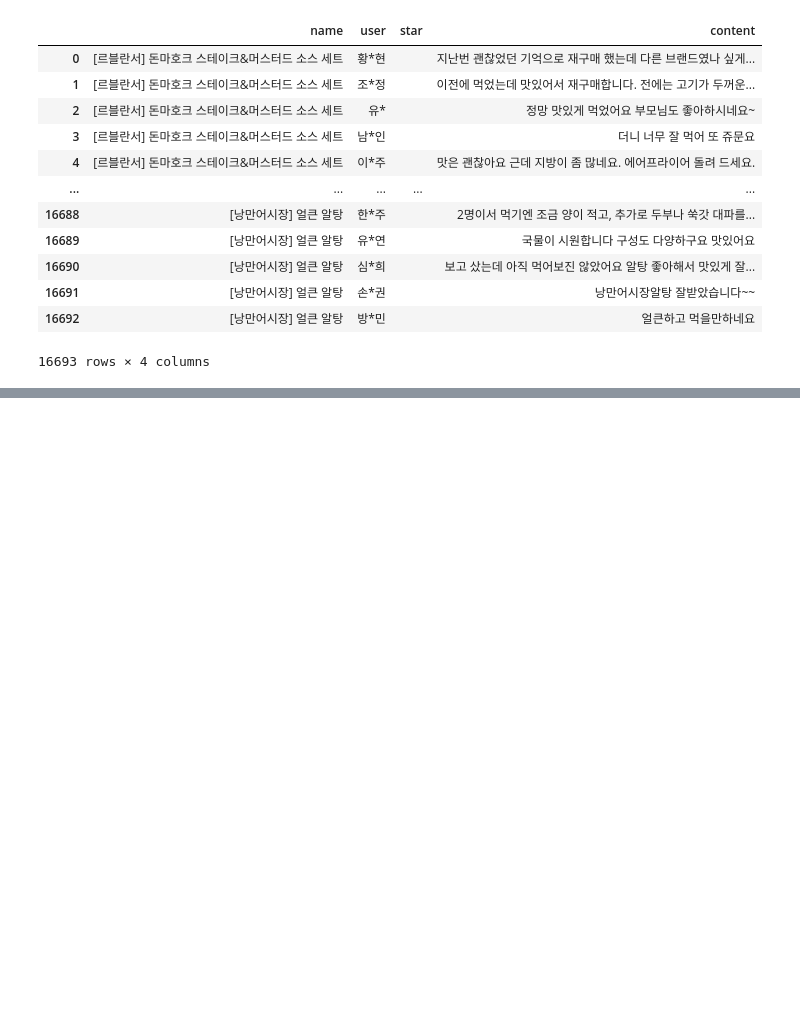
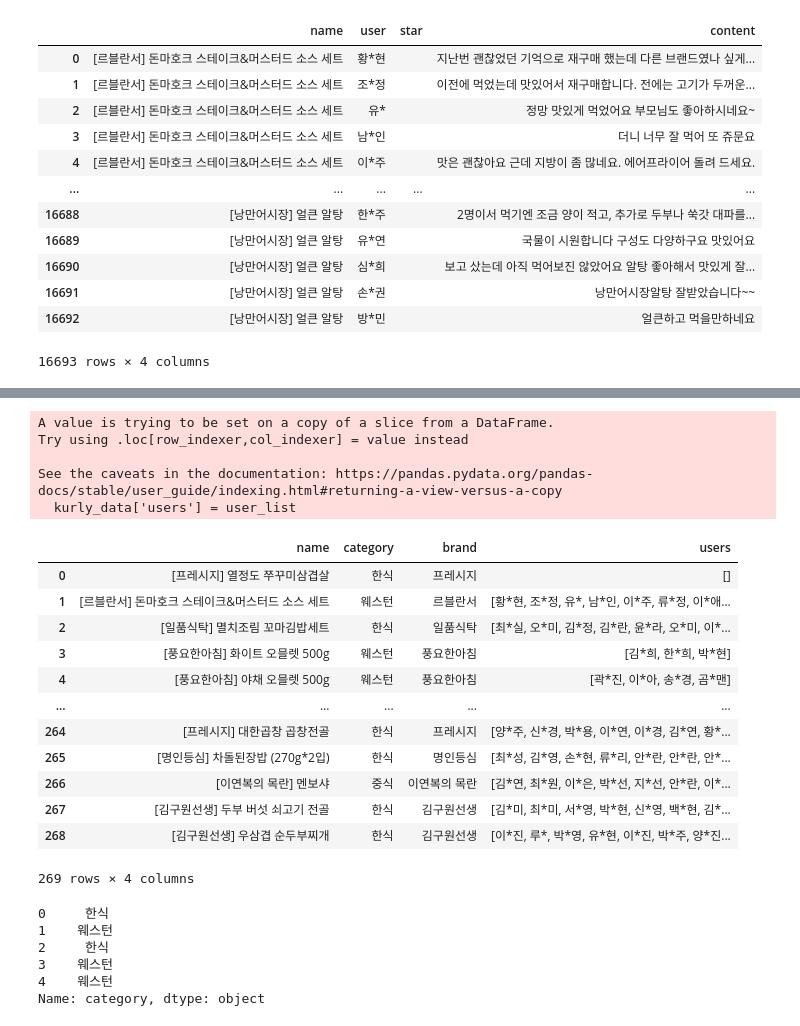
Before and after one commit to Haebuk/Mealkit_Recommendation, a Jupyter notebook: test.ipynb, the cells around one changed output, grey strips where cells are left out. Drawn from its saved outputs; the diff is of its cells as text; code cells hidden in the pictures; blank space fills up the shorter version.

```diff
--- a/test.ipynb
+++ b/test.ipynb
@@ -137,0 +198,36 @@ kurly_infos
+# %%
+user_list = []
+for name in kurly_infos['name']:
+    user_list.append(kurly_reviews[kurly_reviews['name']==name]['user'].tolist())
+kurly_data['users'] = user_list
+# %% [output]
+A value is trying to be set on a copy of a slice from a DataFrame.
+Try using .loc[row_indexer,col_indexer] = value instead
+
+See the caveats in the documentation: https://pandas.pydata.org/pandas-docs/stable/user_guide/indexing.html#returning-a-view-versus-a-copy
+  kurly_data['users'] = user_list
+# %%
+kurly_data
+# %% [output]
+|  | name | category | brand | users |
+| 0 | [프레시지] 열정도 쭈꾸미삼겹살 | 한식 | 프레시지 | [] |
+| 1 | [르블란서] 돈마호크 스테이크&머스터드 소스 세트 | 웨스턴 | 르블란서 | [황*현, 조*정, 유*, 남*인, 이*주, 류*정, 이*애... |
+| 2 | [일품식탁] 멸치조림 꼬마김밥세트 | 한식 | 일품식탁 | [최*실, 오*미, 김*정, 김*란, 윤*라, 오*미, 이*... |
+| 3 | [풍요한아침] 화이트 오믈렛 500g | 웨스턴 | 풍요한아침 | [김*희, 한*희, 박*현] |
+| 4 | [풍요한아침] 야채 오믈렛 500g | 웨스턴 | 풍요한아침 | [곽*진, 이*아, 송*경, 곰*맨] |
+| ... | ... | ... | ... | ... |
+| 264 | [프레시지] 대한곱창 곱창전골 | 한식 | 프레시지 | [양*주, 신*경, 박*용, 이*연, 이*경, 김*연, 황*... |
+| 265 | [명인등심] 차돌된장밥 (270g*2입) | 한식 | 명인등심 | [최*성, 김*영, 손*현, 류*리, 안*란, 안*란, 안*... |
+| 266 | [이연복의 목란] 멘보샤 | 중식 | 이연복의 목란 | [김*연, 최*원, 이*은, 박*선, 지*선, 안*란, 이*... |
+| 267 | [김구원선생] 두부 버섯 쇠고기 전골 | 한식 | 김구원선생 | [김*미, 최*미, 서*영, 박*현, 신*영, 백*현, 김*... |
+| 268 | [김구원선생] 우삼겹 순두부찌개 | 한식 | 김구원선생 | [이*진, 루*, 박*영, 유*현, 이*진, 박*주, 양*진... |
+269 rows × 4 columns
+# %%
+kurly_data['category'].head()
+# %% [output]
+0     한식
+1    웨스턴
+2     한식
+3    웨스턴
+4    웨스턴
+Name: category, dtype: object
```
Also changed, not shown: parts of 24 cells of this notebook, 2 other files.
